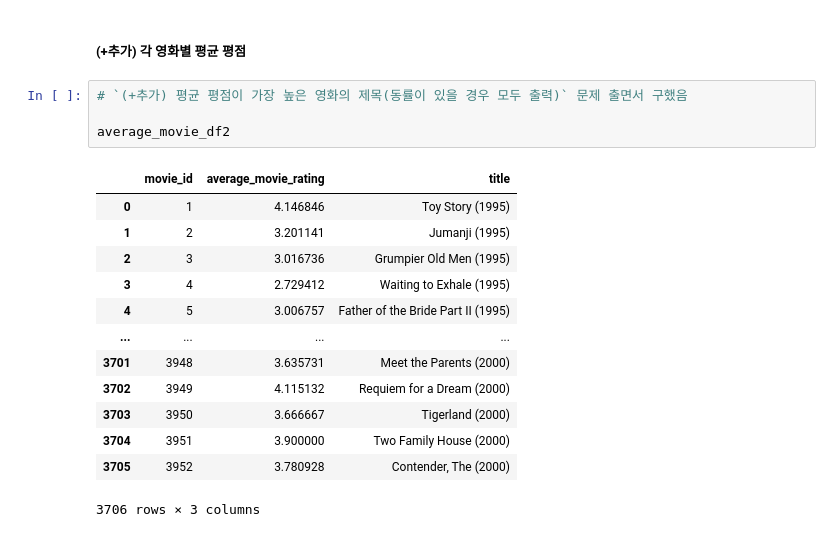
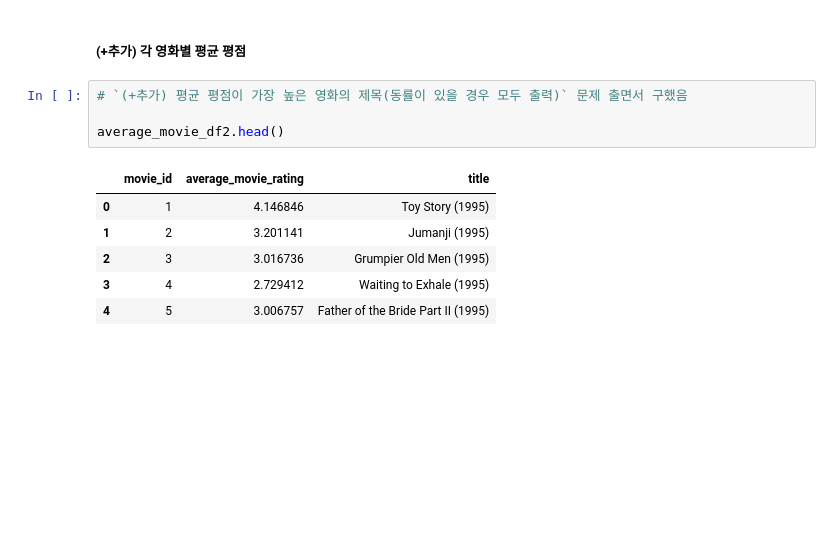
Before and after one commit to un300/Oracle, a Jupyter notebook: 03_Python/04_Numpy_Pandas/10_Numpy & Pandas 실습_(3).ipynb, the cells around one changed output. Drawn from its saved outputs; the diff is of its cells as text; blank space fills up the shorter version.

```diff
--- a/03_Python/04_Numpy_Pandas/10_Numpy & Pandas 실습_(3).ipynb
+++ b/03_Python/04_Numpy_Pandas/10_Numpy & Pandas 실습_(3).ipynb
@@ -489,18 +443,11 @@ average_movie_df3[average_movie_df3[ 'average_movie_rating' ] == 5 ]
 # %%
 # `(+추가) 평균 평점이 가장 높은 영화의 제목(동률이 있을 경우 모두 출력)` 문제 출면서 구했음
 
-average_movie_df2
+average_movie_df2.head()
 # %% [output]
 |  | movie_id | average_movie_rating | title |
 | 0 | 1 | 4.146846 | Toy Story (1995) |
 | 1 | 2 | 3.201141 | Jumanji (1995) |
 | 2 | 3 | 3.016736 | Grumpier Old Men (1995) |
 | 3 | 4 | 2.729412 | Waiting to Exhale (1995) |
 | 4 | 5 | 3.006757 | Father of the Bride Part II (1995) |
-| ... | ... | ... | ... |
-| 3701 | 3948 | 3.635731 | Meet the Parents (2000) |
-| 3702 | 3949 | 4.115132 | Requiem for a Dream (2000) |
-| 3703 | 3950 | 3.666667 | Tigerland (2000) |
-| 3704 | 3951 | 3.900000 | Two Family House (2000) |
-| 3705 | 3952 | 3.780928 | Contender, The (2000) |
-3706 rows × 3 columns
```
Also changed, not shown: parts of 6 cells of this notebook.
